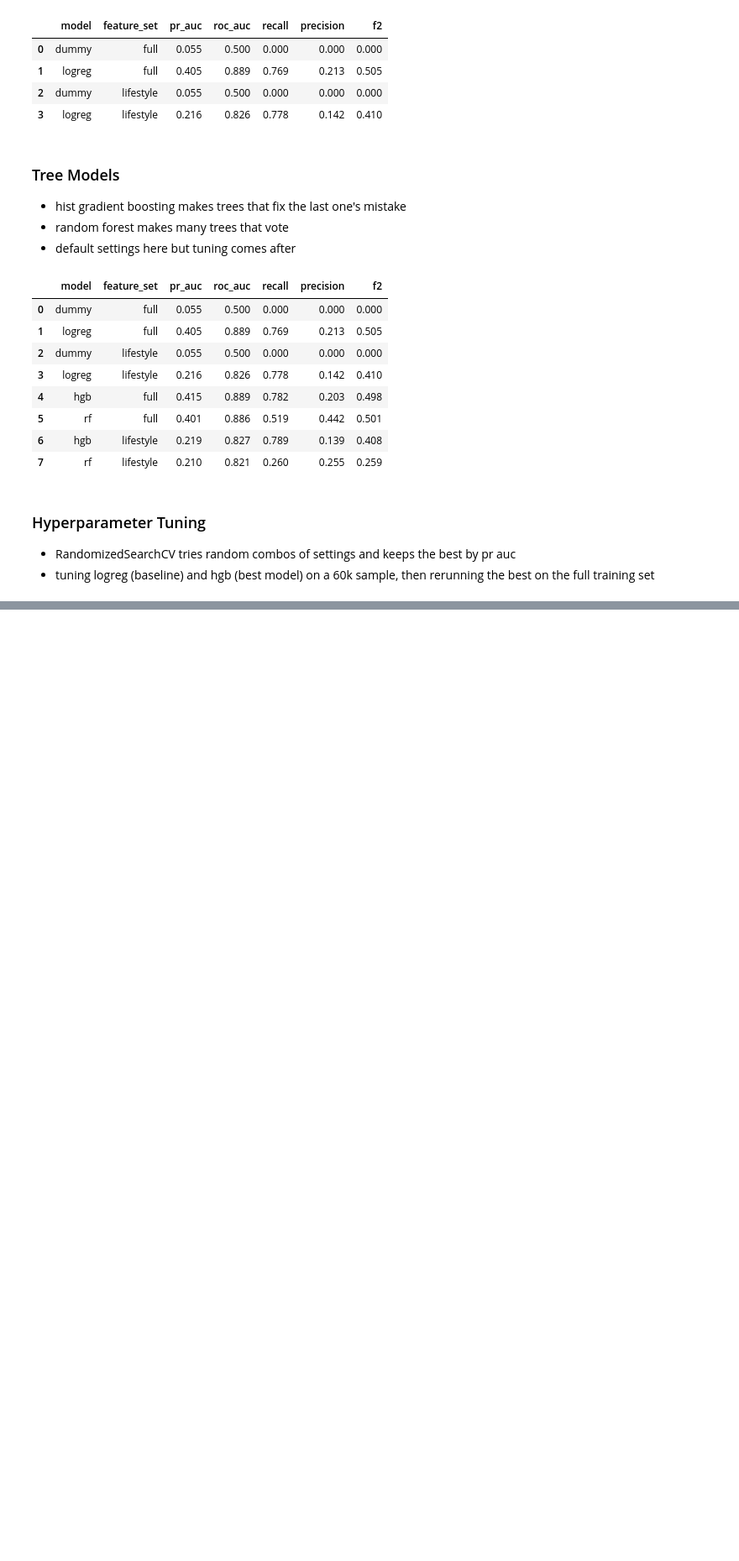
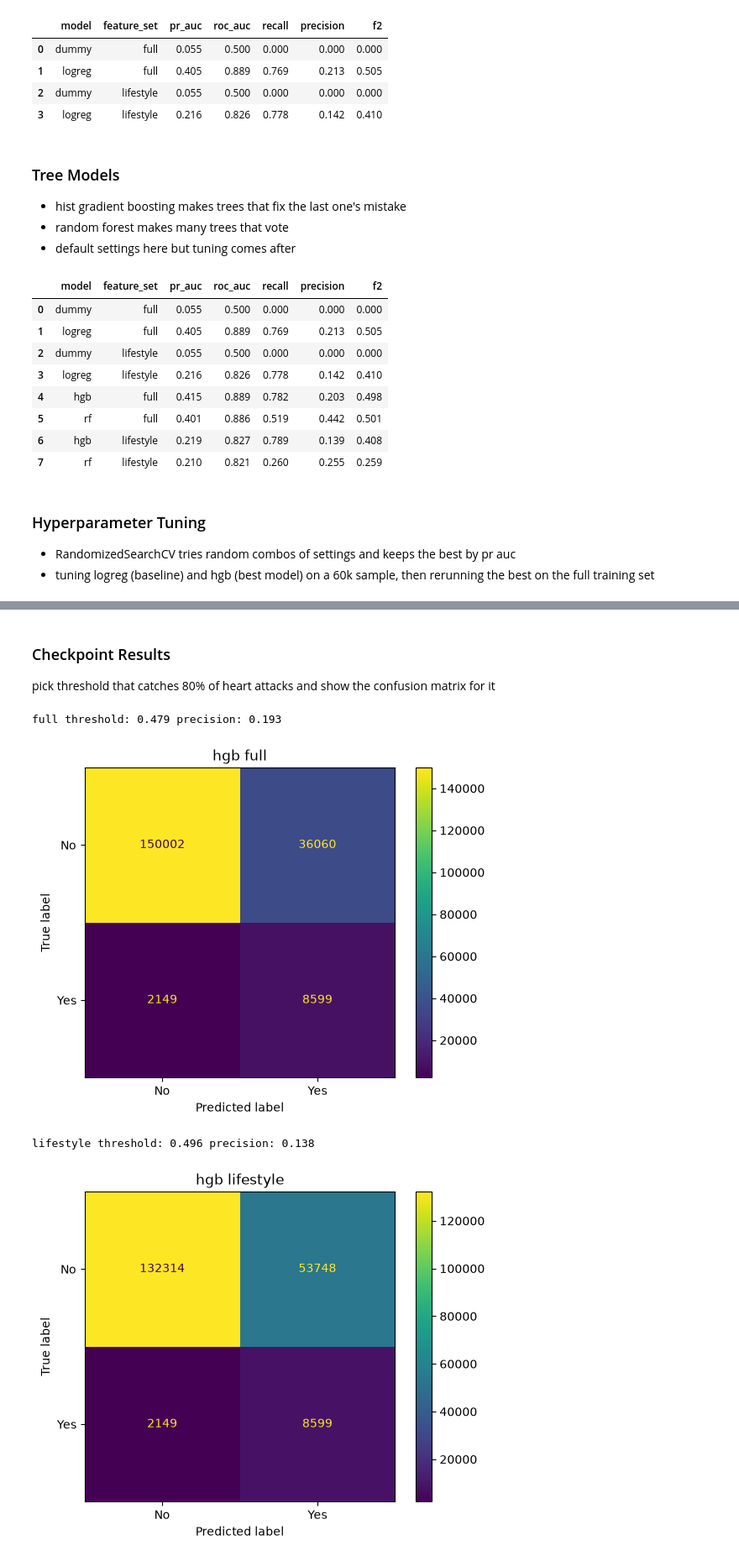
Before and after one commit to jdorick/CS4342-Project, a Jupyter notebook: Models.ipynb, the cells around one changed output, grey strips where cells are left out. Shown at 84% size. Cells and saved outputs as stored; diff of their text form; code cells hidden in the pictures; blank space fills up the shorter version.

Commit message:
confusion matrices and recall threshold

```diff
--- a/Models.ipynb
+++ b/Models.ipynb
@@ -181,0 +200,3 @@ pd.DataFrame(results).round(3)
+# %% [markdown]
+### Checkpoint Results
+pick threshold that catches 80% of heart attacks and show the confusion matrix for it
@@ -181,0 +207,19 @@ pd.DataFrame(results).round(3)
+# %%
+# hgb tuned was the best model on both feature sets
+for fs, cols in FEATURE_SETS.items():
+    proba = cross_val_predict(tuned_models[("hgb", fs)], X_train[cols], Y_train, cv=cv, method="predict_proba", n_jobs=-1)[:, 1]
+
+    # highest threshold where 80% of heart attacks still get flagged
+    precision, recall, thresholds = precision_recall_curve(Y_train, proba)
+    threshold = thresholds[recall[:-1] >= 0.80].max()
+    pred = (proba >= threshold).astype(int)
+
+    print(fs, "threshold:", round(threshold, 3), "precision:", round(precision_score(Y_train, pred), 3))
+    ConfusionMatrixDisplay.from_predictions(Y_train, pred, display_labels=["No", "Yes"])
+    plt.title(f"hgb {fs}")
+    plt.show()
+# %% [output]
+full threshold: 0.479 precision: 0.193
+[figure, added]
+lifestyle threshold: 0.496 precision: 0.138
+[figure, added]
```
Also changed, not shown: parts of 2 cells of this notebook.
